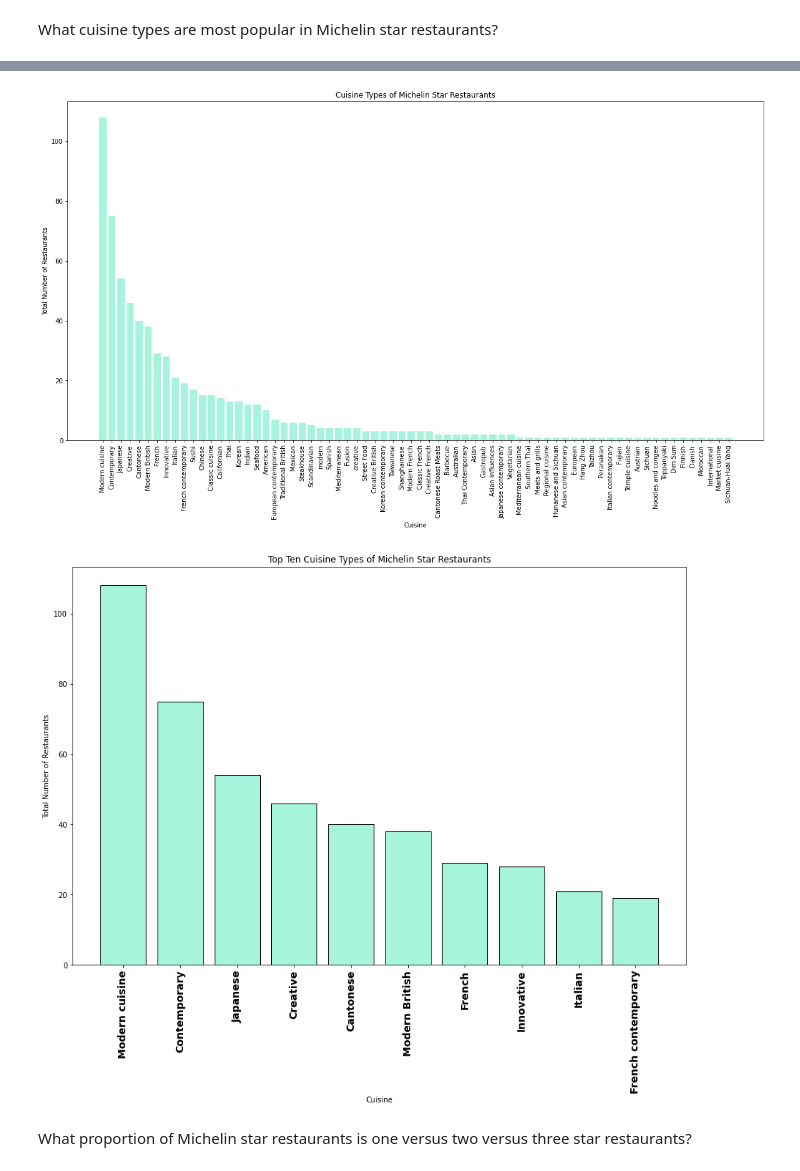
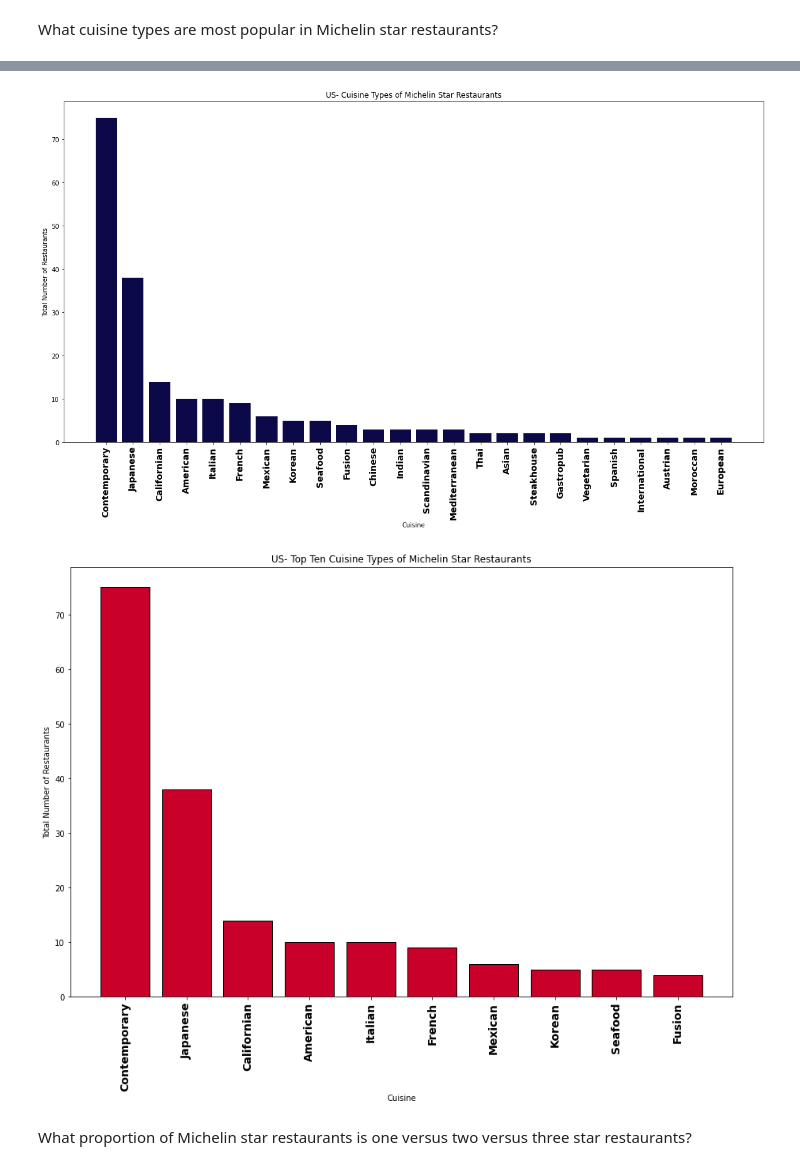
Before and after one commit to EI-github/smu_project1_michelinrestaurants, a Jupyter notebook: Megan_Work/Data_Analysis_Adams-US.ipynb, the cells around one changed output, grey strips where cells are left out. Saved outputs shown, nothing was run; the diff lists cells and outputs as text; code cells hidden in the pictures.

Commit message:
Chart updates & heatmap
Added heatmap, scatter, changed chart colors and labels, added more US only charts

```diff
--- a/Megan_Work/Data_Analysis_Adams-US.ipynb
+++ b/Megan_Work/Data_Analysis_Adams-US.ipynb
@@ -32,2 +40,4 @@ df.head(25)
 # %%
 #Filter down to US locations only
+us_df = df.loc[(df['region'] == "California") | (df['region'] == "New York City") | (df['region'] == "Chicago") | (df['region'] == "Washington DC")]
+us_df
@@ -106,6 +119,6 @@ Name: cuisine, Length: 695, dtype: object>
 # %%
 #Find amount of Michelin Star Restaurants by cuisine
-cuisine_df = df["cuisine"].value_counts().reset_index()
+cuisine_df = us_df["cuisine"].value_counts().reset_index()
 cuisine_df.columns= ["Cuisine", "Count"]
 cuisine_df
 # %% [output]
@@ -125,28 +142,28 @@ cuisine_df
 # %%
 #Graph all Cuisine types b y count
 plt.figure(figsize=(20,10))
-plt.bar(cuisine_df["Cuisine"], cuisine_df["Count"], color= "#A6F4DC")
-plt.xticks(cuisine_df["Cuisine"], rotation='vertical')
-plt.title("Cuisine Types of Michelin Star Restaurants")
+plt.bar(cuisine_df["Cuisine"], cuisine_df["Count"], color= "#0C0948")
+plt.xticks(cuisine_df["Cuisine"], rotation='vertical', fontsize= 14, weight= 'bold')
+plt.title("US- Cuisine Types of Michelin Star Restaurants")
 plt.xlabel("Cuisine")
 plt.ylabel("Total Number of Restaurants")
-
+plt.savefig('us_all_cuisine_chart.png')
 plt.show()
 # %% [output]
-[figure, old version]
+[figure, new version]
 # %%
 #Graph top ten cuisine types
 top_cuisine= cuisine_df.head(10)
 plt.figure(figsize=(15,10))
-plt.bar(top_cuisine["Cuisine"], top_cuisine["Count"], color= "#A6F4DC", edgecolor= "black")
+plt.bar(top_cuisine["Cuisine"], top_cuisine["Count"], color= "#C9002A", edgecolor= "black")
 plt.xticks(top_cuisine["Cuisine"], rotation='vertical', fontsize= 14, weight= "bold")
-plt.title("Top Ten Cuisine Types of Michelin Star Restaurants")
+plt.title("US- Top Ten Cuisine Types of Michelin Star Restaurants")
 plt.xlabel("Cuisine")
 plt.ylabel("Total Number of Restaurants")
-plt.savefig('top_ten_cuisine.png')
+plt.savefig('us_top_ten_cuisine.png')
 plt.show()
 # %% [output]
-[figure, old version]
+[figure, new version]
 # %% [markdown]
 What proportion of Michelin star restaurants is one versus two versus three star restaurants?
 # %%
```
Also changed, not shown: parts of 12 cells of this notebook, 10 other files.
